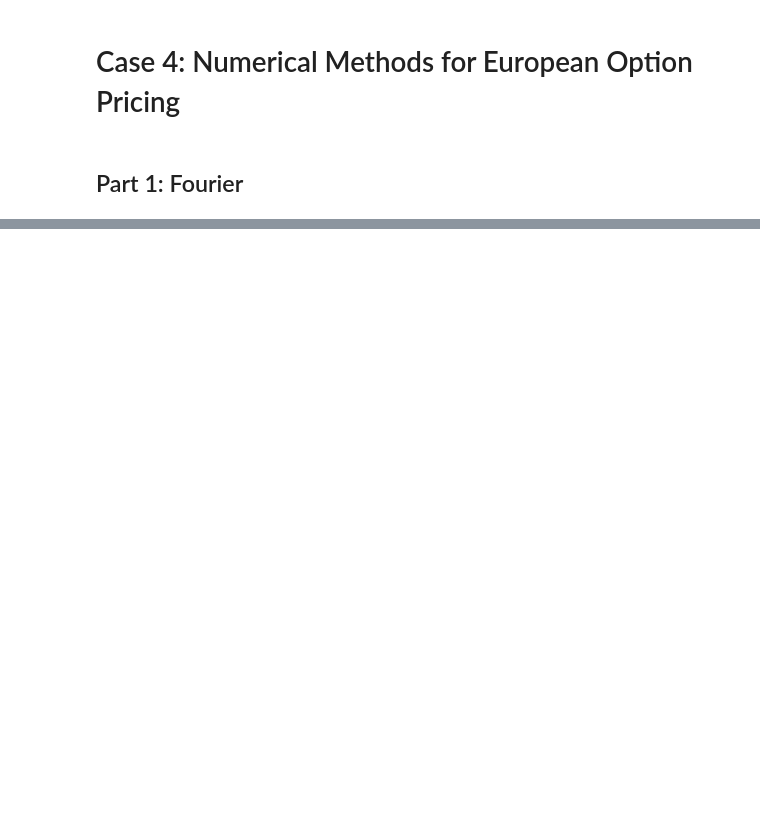
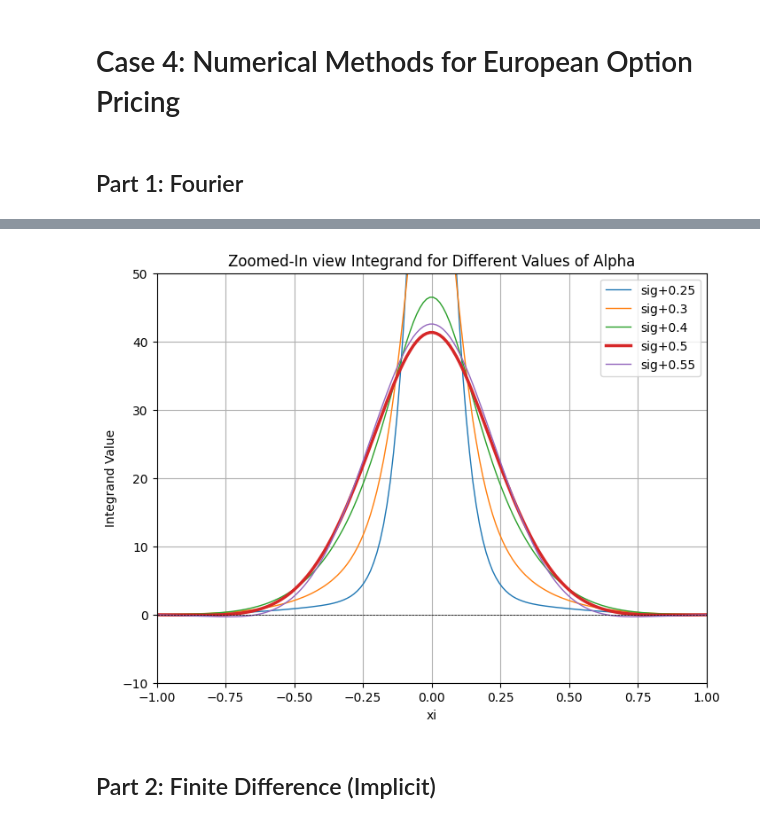
Before and after one commit to ashademeij/MathematicalFinance, a Jupyter notebook: Case 4/NumericalMethods.ipynb, the cells around one changed output, grey strips where cells are left out. Drawn from its saved outputs; the diff is of its cells as text; code cells hidden in the pictures; blank space fills up the shorter version.

```diff
--- a/Case 4/NumericalMethods.ipynb
+++ b/Case 4/NumericalMethods.ipynb
@@ -120,0 +99,28 @@ Call Option Price normal Binomial Model: 22.97432246410553
+# %%
+# Plotting with zoom and thicker line for alpha=0.5
+plt.figure(figsize=(8, 6))
+xi_range = np.linspace(-3, 3, 500)
+
+for alpha in alpha_values:
+    y_values = [ftint2(xi, alpha) for xi in xi_range]
+    if alpha == 0.5:  # Highlight the line for alpha=0.5
+        plt.plot(xi_range, y_values, label=f'sig+{alpha}', linewidth=2.5)
+    else:
+        plt.plot(xi_range, y_values, label=f'sig+{alpha}', linewidth=1.0)
+
+plt.axhline(0, color='black', linewidth=0.5, linestyle='--')
+plt.xlabel('xi')
+plt.ylabel('Integrand Value')
+plt.title('Zoomed-In view Integrand for Different Values of Alpha')
+
+# Adjust the limits for a closer view
+plt.xlim(-1, 1)  # Narrowing the x-axis range
+plt.ylim(-10, 50)  # Adjust the y-axis range to focus on the most relevant values
+
+plt.legend()
+plt.grid()
+plt.show()
+# %% [output]
+[figure, added]
+# %% [markdown]
+## Part 2: Finite Difference (Implicit)
```
Also changed, not shown: parts of 11 cells of this notebook.
